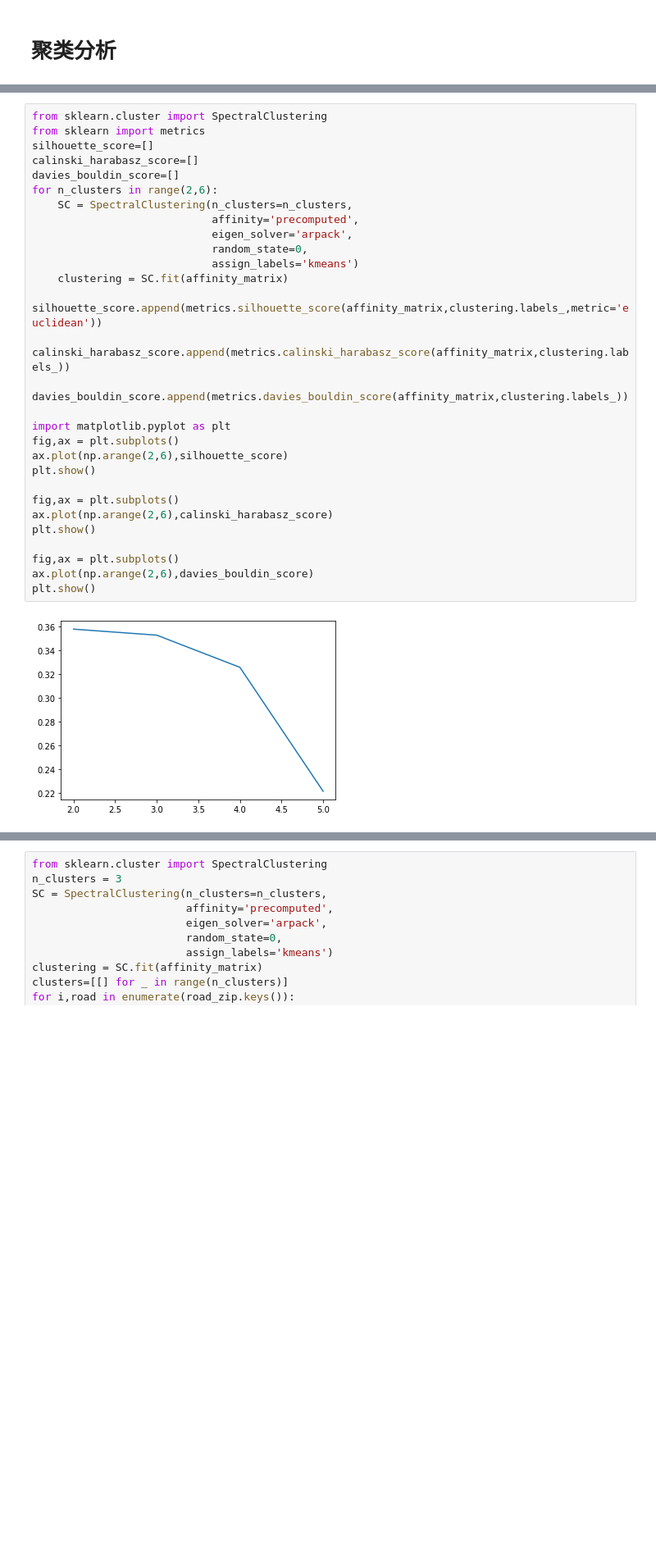
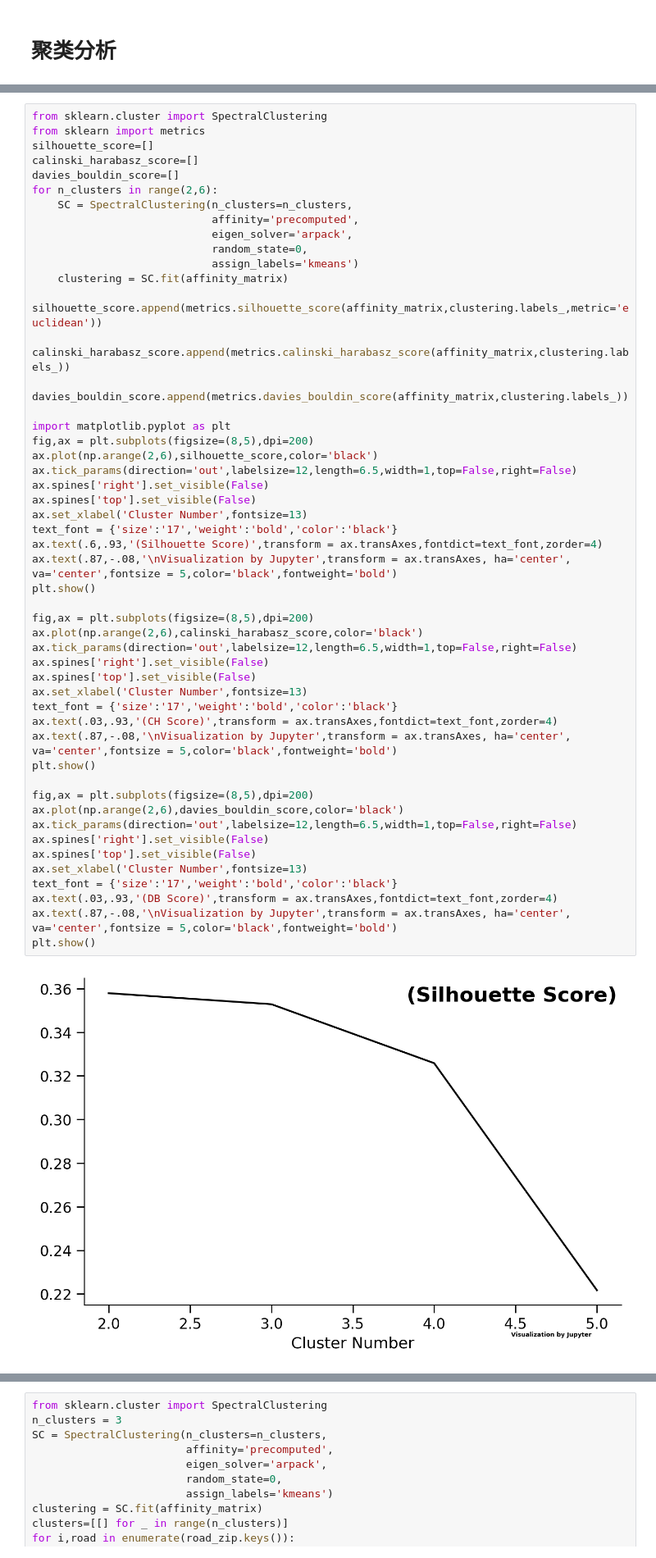
Before and after one commit to lingbai-kong/traffic_data_mining_sh, a Jupyter notebook: main-resemble-analysis.ipynb, the cells around one changed output, grey strips where cells are left out. Shown at 82% size. Drawn from its saved outputs; the diff is of its cells as text; blank space fills up the shorter version.

```diff
--- a/main-resemble-analysis.ipynb
+++ b/main-resemble-analysis.ipynb
@@ -165,31 +165,52 @@ fig.show()
 # %%
 from sklearn.cluster import SpectralClustering
 from sklearn import metrics
 silhouette_score=[]
 calinski_harabasz_score=[]
 davies_bouldin_score=[]
 for n_clusters in range(2,6):
     SC = SpectralClustering(n_clusters=n_clusters,
                             affinity='precomputed',
                             eigen_solver='arpack',
                             random_state=0,
                             assign_labels='kmeans')
     clustering = SC.fit(affinity_matrix)
     silhouette_score.append(metrics.silhouette_score(affinity_matrix,clustering.labels_,metric='euclidean'))
     calinski_harabasz_score.append(metrics.calinski_harabasz_score(affinity_matrix,clustering.labels_))
     davies_bouldin_score.append(metrics.davies_bouldin_score(affinity_matrix,clustering.labels_))
 
 import matplotlib.pyplot as plt
-fig,ax = plt.subplots()
-ax.plot(np.arange(2,6),silhouette_score)
+fig,ax = plt.subplots(figsize=(8,5),dpi=200)
+ax.plot(np.arange(2,6),silhouette_score,color='black')
+ax.tick_params(direction='out',labelsize=12,length=6.5,width=1,top=False,right=False)
+ax.spines['right'].set_visible(False)
+ax.spines['top'].set_visible(False)
+ax.set_xlabel('Cluster Number',fontsize=13)
+text_font = {'size':'17','weight':'bold','color':'black'}
+ax.text(.6,.93,'(Silhouette Score)',transform = ax.transAxes,fontdict=text_font,zorder=4)
+ax.text(.87,-.08,'\nVisualization by Jupyter',transform = ax.transAxes, ha='center', va='center',fontsize = 5,color='black',fontweight='bold')
 plt.show()
 
-fig,ax = plt.subplots()
-ax.plot(np.arange(2,6),calinski_harabasz_score)
+fig,ax = plt.subplots(figsize=(8,5),dpi=200)
+ax.plot(np.arange(2,6),calinski_harabasz_score,color='black')
+ax.tick_params(direction='out',labelsize=12,length=6.5,width=1,top=False,right=False)
+ax.spines['right'].set_visible(False)
+ax.spines['top'].set_visible(False)
+ax.set_xlabel('Cluster Number',fontsize=13)
+text_font = {'size':'17','weight':'bold','color':'black'}
+ax.text(.03,.93,'(CH Score)',transform = ax.transAxes,fontdict=text_font,zorder=4)
+ax.text(.87,-.08,'\nVisualization by Jupyter',transform = ax.transAxes, ha='center', va='center',fontsize = 5,color='black',fontweight='bold')
 plt.show()
 
-fig,ax = plt.subplots()
-ax.plot(np.arange(2,6),davies_bouldin_score)
+fig,ax = plt.subplots(figsize=(8,5),dpi=200)
+ax.plot(np.arange(2,6),davies_bouldin_score,color='black')
+ax.tick_params(direction='out',labelsize=12,length=6.5,width=1,top=False,right=False)
+ax.spines['right'].set_visible(False)
+ax.spines['top'].set_visible(False)
+ax.set_xlabel('Cluster Number',fontsize=13)
+text_font = {'size':'17','weight':'bold','color':'black'}
+ax.text(.03,.93,'(DB Score)',transform = ax.transAxes,fontdict=text_font,zorder=4)
+ax.text(.87,-.08,'\nVisualization by Jupyter',transform = ax.transAxes, ha='center', va='center',fontsize = 5,color='black',fontweight='bold')
 plt.show()
 # %% [output]
-[figure, old version]
+[figure, new version]
```
Also changed, not shown: parts of 2 cells of this notebook, 7 other files.
